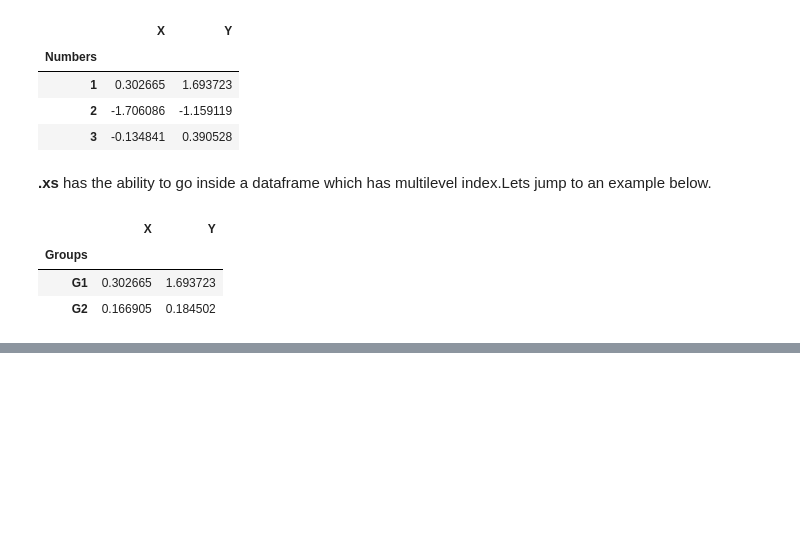
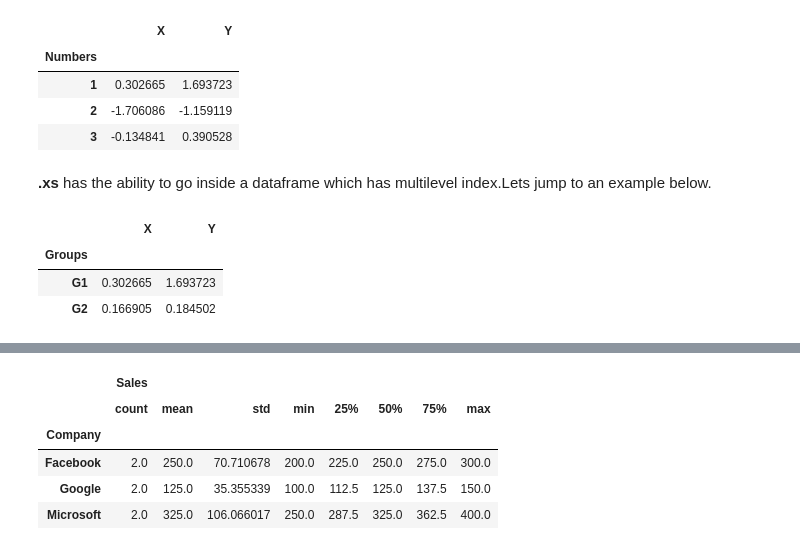
Before and after one commit to subhajitmajumder/python_program, a Jupyter notebook: me_Pandas.ipynb, the cells around one changed output, grey strips where cells are left out. Cells and saved outputs as stored; diff of their text form; code cells hidden in the pictures; blank space fills up the shorter version.

```diff
--- a/me_Pandas.ipynb
+++ b/me_Pandas.ipynb
@@ -609,0 +668,7 @@ df.xs(1, level='Numbers')
+# %%
+data = {'Company': ['Google', 'Google', 'Facebook', 'Microsoft', 'Facebook', 'Microsoft'],
+        'Person': ['Peter', 'Koholi', 'Ram', 'Bob', 'Ramen', 'John'],
+        'Sales': [100, 150, 200, 250, 300, 400]}
+# %%
+df = pd.DataFrame(data)
+df
@@ -609,0 +737,9 @@ df.xs(1, level='Numbers')
+# %%
+df.groupby('Company').describe()
+# %% [output]
+|  | Sales |  |  |  |  |  |  |  |
+|  | count | mean | std | min | 25% | 50% | 75% | max |
+| Company |  |  |  |  |  |  |  |  |
+| Facebook | 2.0 | 250.0 | 70.710678 | 200.0 | 225.0 | 250.0 | 275.0 | 300.0 |
+| Google | 2.0 | 125.0 | 35.355339 | 100.0 | 112.5 | 125.0 | 137.5 | 150.0 |
+| Microsoft | 2.0 | 325.0 | 106.066017 | 250.0 | 287.5 | 325.0 | 362.5 | 400.0 |
```
Also changed, not shown: parts of 21 cells of this notebook.
